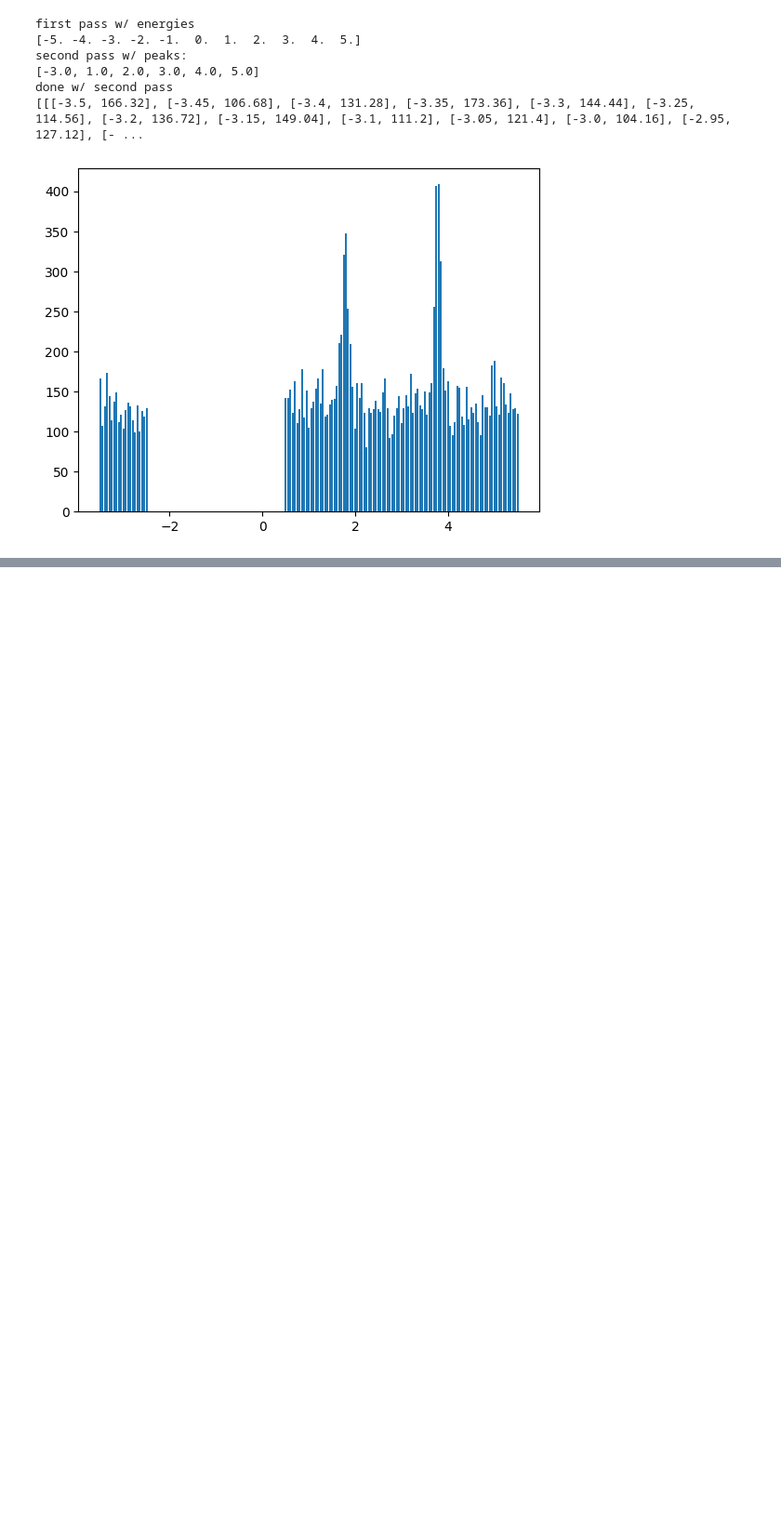
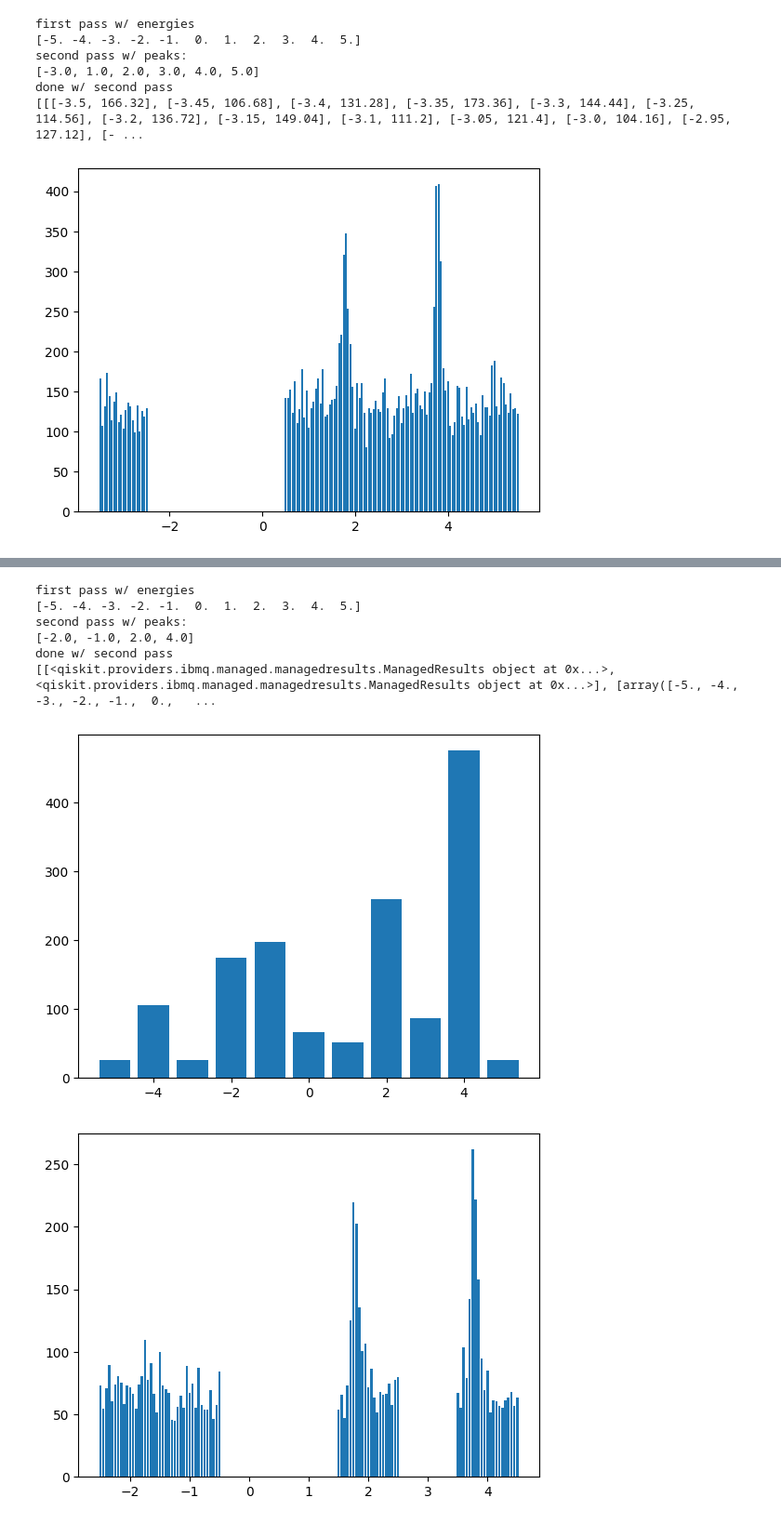
Before and after one commit to constantlyPlanck/2QubitRodeo, a Jupyter notebook: 2Qubit.ipynb, the cells around one changed output, grey strips where cells are left out. Shown at 93% size. Drawn from its saved outputs; the diff is of its cells as text; code cells hidden in the pictures; blank space fills up the shorter version.

```diff
--- a/2Qubit.ipynb
+++ b/2Qubit.ipynb
@@ -462,0 +350,16 @@ done w/ second pass
+# %%
+randomTestJakarta4Cycle2 = search_spectrum(np.linspace(-5, 5, 11), 150, 4, 21, 25, xmod1, zmod1)
+randomTestJakarta4CycleInitial2 = process_data(randomTestJakarta4Cycle2, 0)
+randomTestJakarta4CycleFinal2 = process_data(randomTestJakarta4Cycle2, 1)
+print(randomTestJakarta4Cycle2)
+plot_scans(randomTestJakarta4CycleInitial2)
+plot_scans(randomTestJakarta4CycleFinal2)
+# %% [output]
+first pass w/ energies
+[-5. -4. -3. -2. -1.  0.  1.  2.  3.  4.  5.]
+second pass w/ peaks:
+[-2.0, -1.0, 2.0, 4.0]
+done w/ second pass
+[[<qiskit.providers.ibmq.managed.managedresults.ManagedResults object at 0x...>, <qiskit.providers.ibmq.managed.managedresults.ManagedResults object at 0x...>], [array([-5., -4., -3., -2., -1.,  0.,   ...
+[figure, added]
+[figure, added]
```
Also changed, not shown: parts of 21 cells of this notebook.
